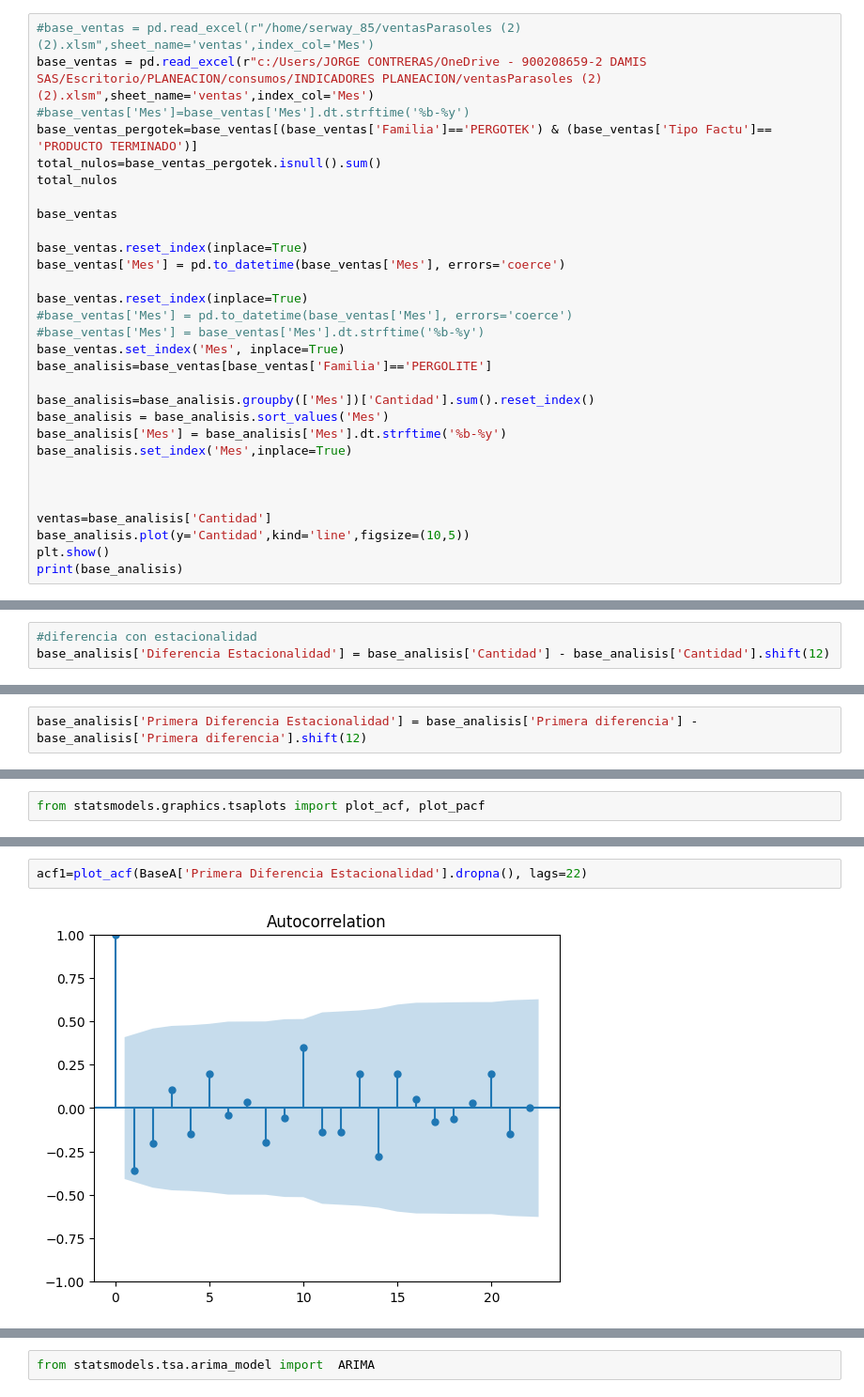
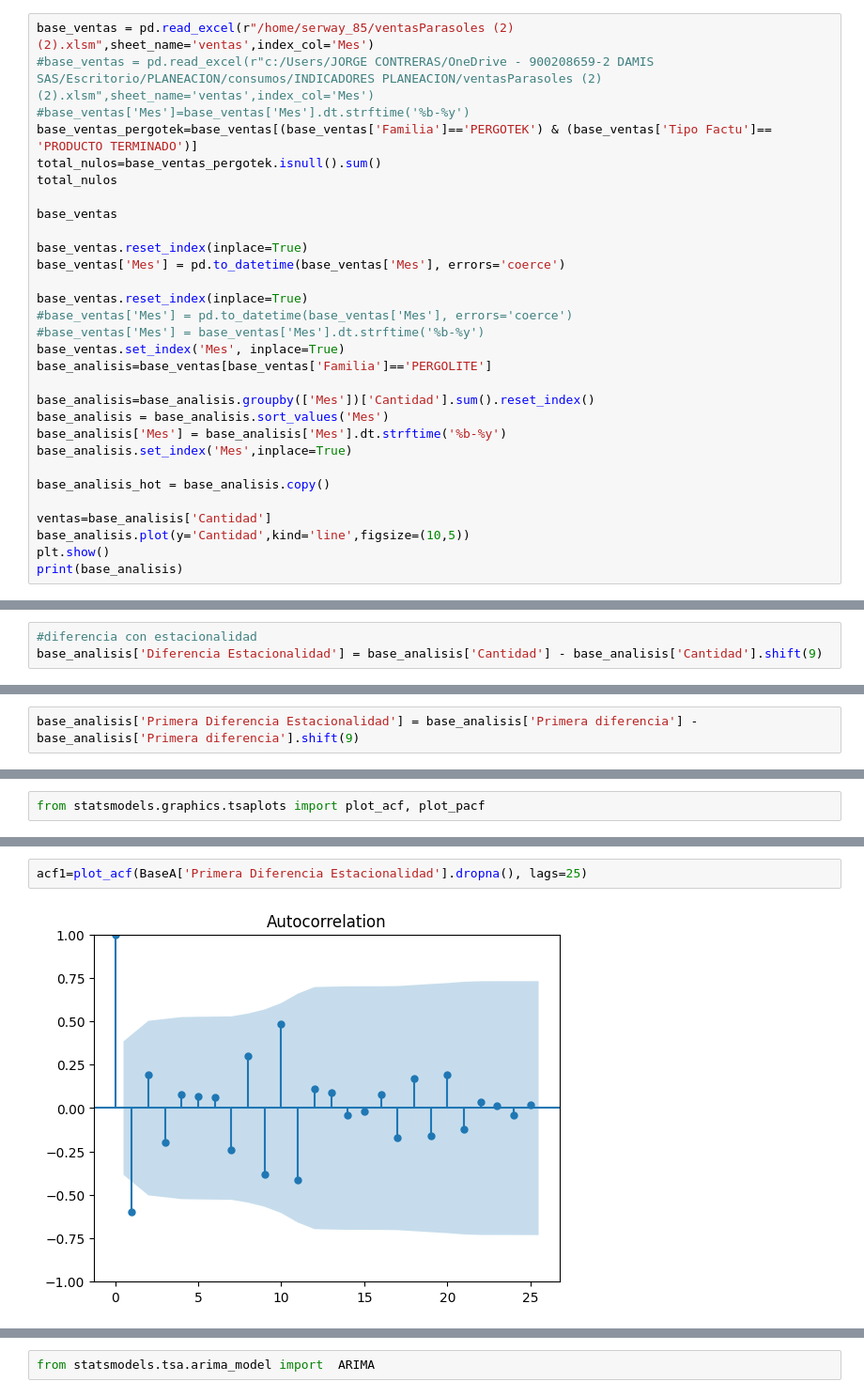
Before and after one commit to serway-hub/Proyecto_pronostico, a Jupyter notebook: pronosticos_pergolite.ipynb, the cells around one changed output, grey strips where cells are left out. Shown: that part at 94% size. Cells and saved outputs as stored; diff of their text form.

```diff
--- a/pronosticos_pergolite.ipynb
+++ b/pronosticos_pergolite.ipynb
@@ -5,8 +5,8 @@ import statsmodels.api as sm
 import matplotlib.pylab as plt
 %matplotlib inline
 # %%
-#base_ventas = pd.read_excel(r"/home/serway_85/ventasParasoles (2) (2).xlsm",sheet_name='ventas',index_col='Mes')
-base_ventas = pd.read_excel(r"c:/Users/JORGE CONTRERAS/OneDrive - 900208659-2 DAMIS SAS/Escritorio/PLANEACION/consumos/INDICADORES PLANEACION/ventasParasoles (2) (2).xlsm",sheet_name='ventas',index_col='Mes')
+base_ventas = pd.read_excel(r"/home/serway_85/ventasParasoles (2) (2).xlsm",sheet_name='ventas',index_col='Mes')
+#base_ventas = pd.read_excel(r"c:/Users/JORGE CONTRERAS/OneDrive - 900208659-2 DAMIS SAS/Escritorio/PLANEACION/consumos/INDICADORES PLANEACION/ventasParasoles (2) (2).xlsm",sheet_name='ventas',index_col='Mes')
 #base_ventas['Mes']=base_ventas['Mes'].dt.strftime('%b-%y')
 base_ventas_pergotek=base_ventas[(base_ventas['Familia']=='PERGOTEK') & (base_ventas['Tipo Factu']== 'PRODUCTO TERMINADO')]
 total_nulos=base_ventas_pergotek.isnull().sum()
@@ -28,7 +28,7 @@ base_analisis = base_analisis.sort_values('Mes')
 base_analisis['Mes'] = base_analisis['Mes'].dt.strftime('%b-%y')
 base_analisis.set_index('Mes',inplace=True)
 
-
+base_analisis_hot = base_analisis.copy()
 
 ventas=base_analisis['Cantidad']
 base_analisis.plot(y='Cantidad',kind='line',figsize=(10,5))
@@ -124,6 +124,6 @@ adfuller(base_analisis['Segunda diferencia'].dropna())
 # %%
 #diferencia con estacionalidad
-base_analisis['Diferencia Estacionalidad'] = base_analisis['Cantidad'] - base_analisis['Cantidad'].shift(12)
+base_analisis['Diferencia Estacionalidad'] = base_analisis['Cantidad'] - base_analisis['Cantidad'].shift(9)
 # %%
 base_analisis['Diferencia Estacionalidad'].plot()
 # %% [output]
@@ -143,5 +143,5 @@ adfuller(base_analisis['Diferencia Estacionalidad'].dropna())
 # %%
-base_analisis['Primera Diferencia Estacionalidad'] = base_analisis['Primera diferencia'] - base_analisis['Primera diferencia'].shift(12)
+base_analisis['Primera Diferencia Estacionalidad'] = base_analisis['Primera diferencia'] - base_analisis['Primera diferencia'].shift(9)
 # %%
 base_analisis['Primera Diferencia Estacionalidad'].plot()
 # %% [output]
@@ -222,5 +222,5 @@ pacf=plot_pacf(BaseA['Diferencia Estacionalidad'].dropna(), lags=11)
 # %%
-acf1=plot_acf(BaseA['Primera Diferencia Estacionalidad'].dropna(), lags=22)
+acf1=plot_acf(BaseA['Primera Diferencia Estacionalidad'].dropna(), lags=25)
 # %% [output]
-[figure, old version]
+[figure, new version]
 # %%
```
Also changed, not shown: parts of 17 cells of this notebook, 16 other files.
